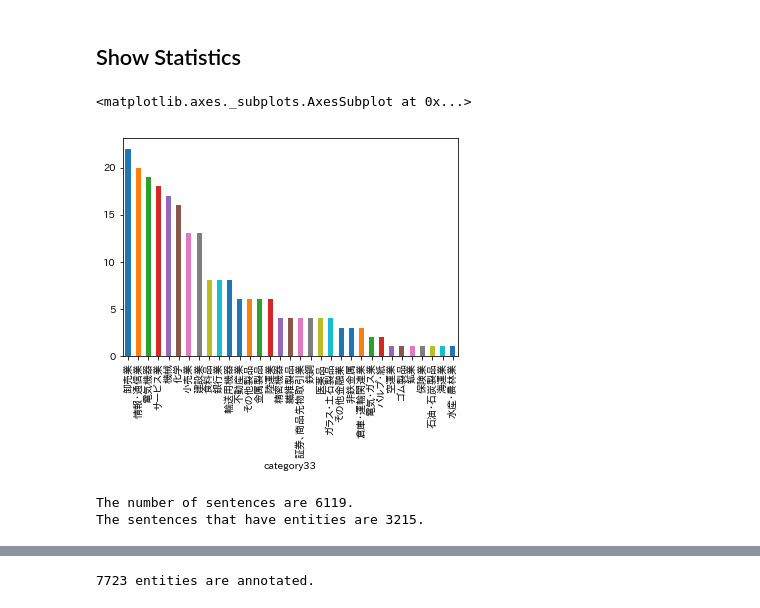
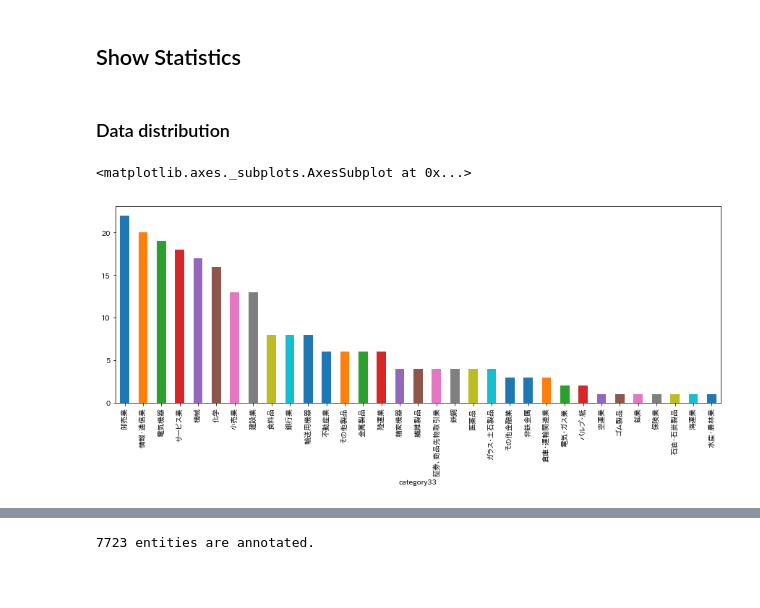
Before and after one commit to chakki-works/chABSA-dataset, a Jupyter notebook: notebooks/Dataset Statistics.ipynb, the cells around one changed output, grey strips where cells are left out. Cells and saved outputs as stored; diff of their text form; code cells hidden in the pictures; blank space fills up the shorter version.

```diff
--- a/notebooks/Dataset Statistics.ipynb
+++ b/notebooks/Dataset Statistics.ipynb
@@ -89,14 +89,10 @@ entities.head(5)
 ## Show Statistics
 # %%
 %matplotlib inline
+# %% [markdown]
+### Data distribution
 # %%
-companies.groupby(["category33"]).count()["edi_id"].sort_values(ascending=False).plot(kind="bar")
+companies.groupby(["category33"]).count()["edi_id"].sort_values(ascending=False).plot(kind="bar", figsize=(15,5))
 # %% [output]
 <matplotlib.axes._subplots.AxesSubplot at 0x...>
-[figure, old version]
+[figure, new version]
-# %%
-print("The number of sentences are {}.".format(len(sentences)))
-print("The sentences that have entities are {}.".format(len(sentences[sentences["entities"] > 0])))
-# %% [output]
-The number of sentences are 6119.
-The sentences that have entities are 3215.
```
Also changed, not shown: parts of 8 cells of this notebook, 3 other files.
